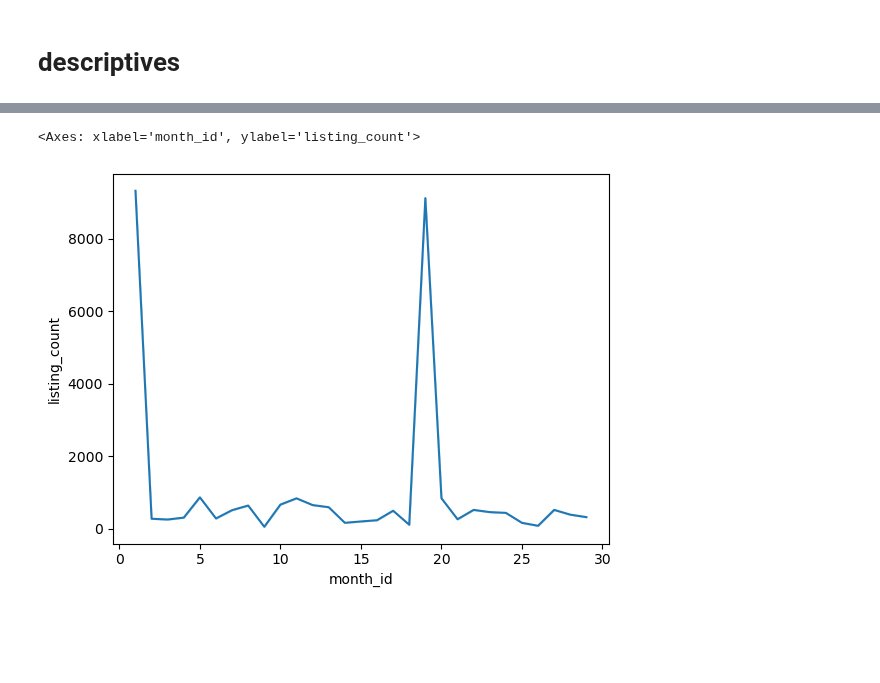
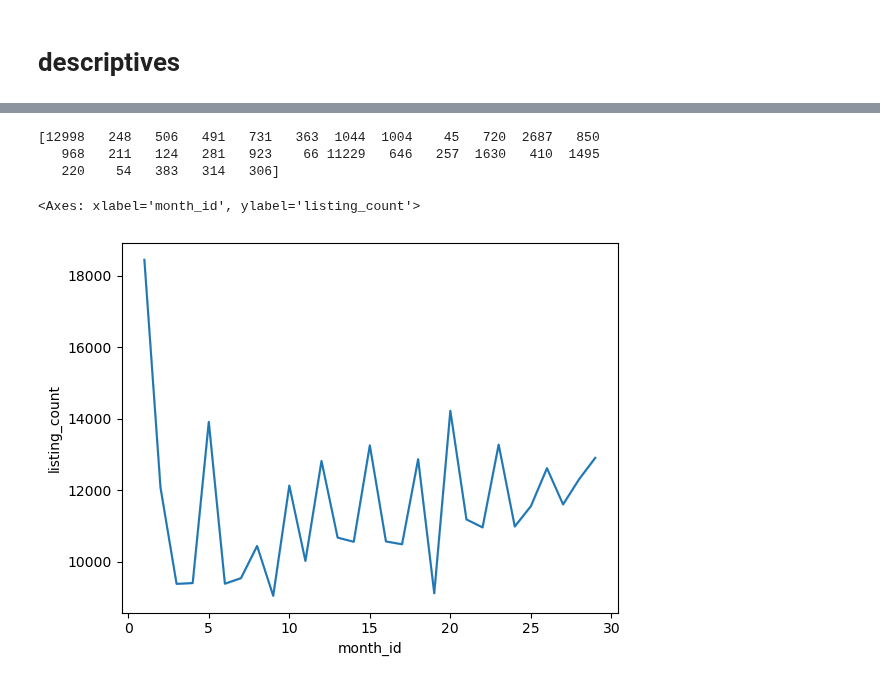
Before and after one commit to NatStrom/INSA, a Jupyter notebook: Opensanctions/Clean/US_descriptive_Analysis-Copy1.ipynb, the cells around one changed output, grey strips where cells are left out. Cells and saved outputs as stored; diff of their text form; code cells hidden in the pictures; blank space fills up the shorter version.

```diff
--- a/Opensanctions/Clean/US_descriptive_Analysis-Copy1.ipynb
+++ b/Opensanctions/Clean/US_descriptive_Analysis-Copy1.ipynb
@@ -115,0 +52,4 @@ dtype: int64
+# %%
+data = data.reset_index()
+data = data.drop(['Unnamed: 0.1', 'Unnamed: 0'],axis= 'columns')
+data
@@ -116,7 +98,15 @@ dtype: int64
+# %%
+data['listing_month'] = data['new_listing_count'].groupby(data['month']).transform('sum')
+# %%
+print(data.listing_month.unique())
+# %% [output]
+[12998   248   506   491   731   363  1044  1004    45   720  2687   850
+   968   211   124   281   923    66 11229   646   257  1630   410  1495
+   220    54   383   314   306]
 # %%
-#get the listings per month
-listings_us_sdn = sns.lineplot(data=us,x='month_id',y='new_listing_count')
+#get the total listings per month
+listings_us_sdn = sns.lineplot(data=data,x='month_id',y='listing_count')
 listings_us_sdn
 # %% [output]
 <Axes: xlabel='month_id', ylabel='listing_count'>
-[figure, old version]
+[figure, new version]
```
Also changed, not shown: parts of 27 cells of this notebook, 19 other files.
